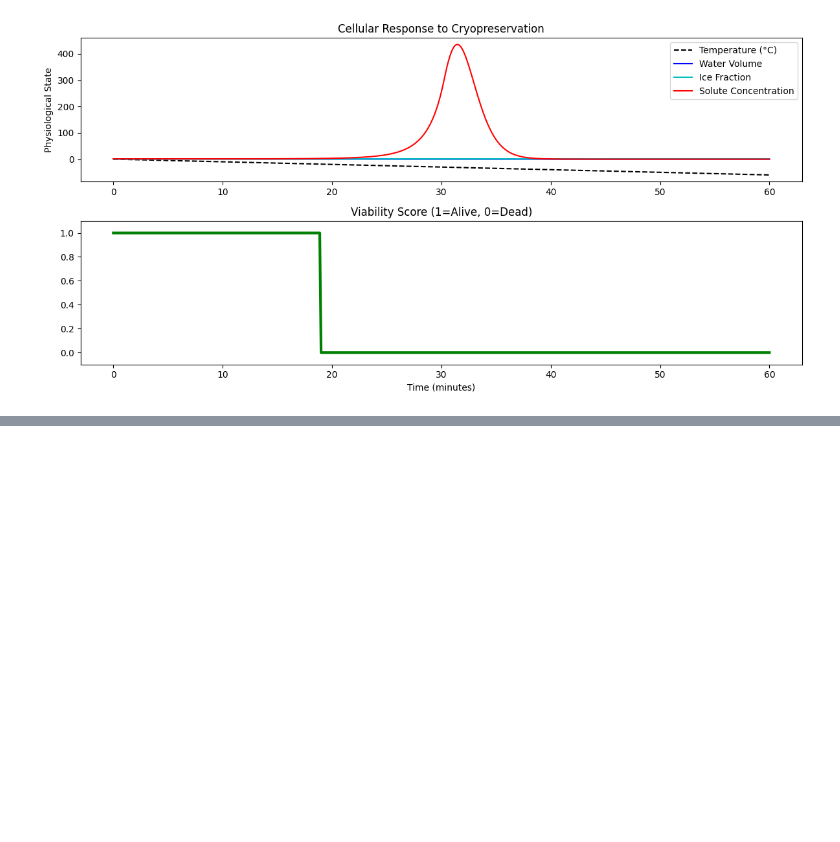
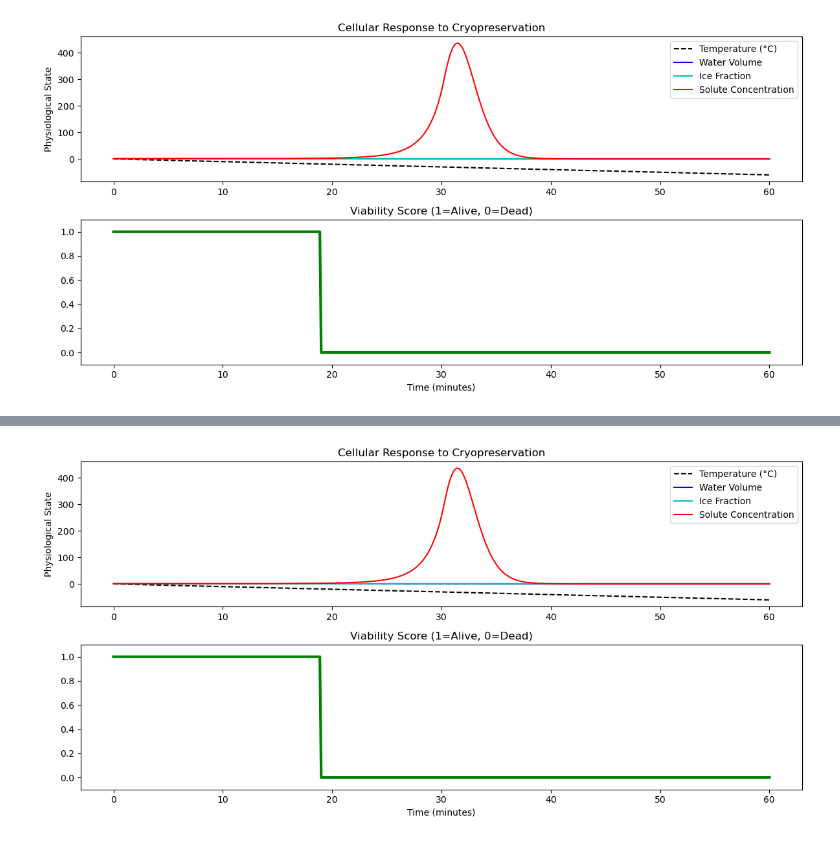
Before and after one commit to Mudassirw165/artificial-revival, a Jupyter notebook: notebooks/brain_data_sim.ipynb, the cells around one changed output, grey strips where cells are left out. Cells and saved outputs as stored; diff of their text form; code cells hidden in the pictures; blank space fills up the shorter version.

```diff
--- a/notebooks/brain_data_sim.ipynb
+++ b/notebooks/brain_data_sim.ipynb
@@ -95,0 +75,82 @@ plt.show()
+# %%
+import sys
+import os
+
+
+sys.path.append(os.path.abspath(".."))  # if notebook is inside /notebooks
+
+# OR this if your notebook is in root
+# sys.path.append("./src")
+# Cell Viability Simulation Under Cryopreservation
+# Author: Mudassir Waheed
+# Date: 2025
+
+import numpy as np
+import matplotlib.pyplot as plt
+from scipy.integrate import odeint
+
+# Parameters (simplified physiological model)
+initial_water_volume = 1.0      # mL
+initial_solute_concentration = 1.0  # mol/L
+cooling_rate = -1.0  # deg C per minute (negative = cooling)
+freezing_threshold = -10  # degrees C
+toxicity_threshold = 2.5  # mol/L
+critical_ice_fraction = 0.6  # Beyond this, cell bursts
+
+# Time setup
+time = np.linspace(0, 60, 500)  # simulate for 60 minutes
+
+# Temperature function (linear cooling)
+def temp_profile(t):
+    return 0 + cooling_rate * t  # starts at 0°C and drops
+
+# ODE system: [water_volume, ice_fraction, solute_conc]
+def model(y, t):
+    water_volume, ice_fraction, solute_conc = y
+    T = temp_profile(t)
+
+    # Ice formation starts after freezing threshold
+    if T < freezing_threshold:
+        d_ice = 0.02 * abs(T - freezing_threshold) * water_volume
+    else:
+        d_ice = 0
+
+    d_water = -d_ice
+    new_water_volume = max(water_volume + d_water, 0.01)
+
+    # Osmotic effect (concentration increases as water volume drops)
+    new_conc = solute_conc * (water_volume / new_water_volume)
+
+    return [d_water, d_ice, new_conc - solute_conc]
+
+# Initial conditions
+y0 = [initial_water_volume, 0.0, initial_solute_concentration]
+
+# Solve ODE
+solution = odeint(model, y0, time)
+water_vol, ice_frac, solute_conc = solution.T
+
+# Viability scoring
+viability = np.ones_like(time)
+viability[(solute_conc > toxicity_threshold) | (ice_frac > critical_ice_fraction)] = 0
+
+# Plotting
+plt.figure(figsize=(12, 6))
+plt.subplot(2, 1, 1)
+plt.plot(time, temp_profile(time), 'k--', label='Temperature (°C)')
+plt.plot(time, water_vol, 'b-', label='Water Volume')
+plt.plot(time, ice_frac, 'c-', label='Ice Fraction')
+plt.plot(time, solute_conc, 'r-', label='Solute Concentration')
+plt.legend()
+plt.title("Cellular Response to Cryopreservation")
+plt.ylabel("Physiological State")
+
+plt.subplot(2, 1, 2)
+plt.plot(time, viability, 'g-', linewidth=3)
+plt.ylim([-0.1, 1.1])
+plt.title("Viability Score (1=Alive, 0=Dead)")
+plt.xlabel("Time (minutes)")
+plt.tight_layout()
+plt.show()
+# %% [output]
+[figure, added]
```
Also changed, not shown: parts of 1 cell of this notebook, 7 other files.
